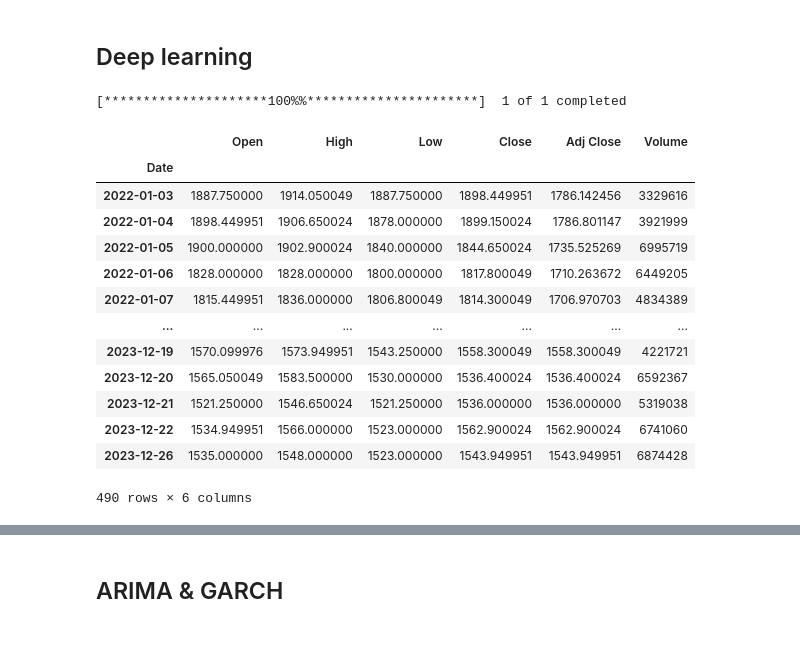
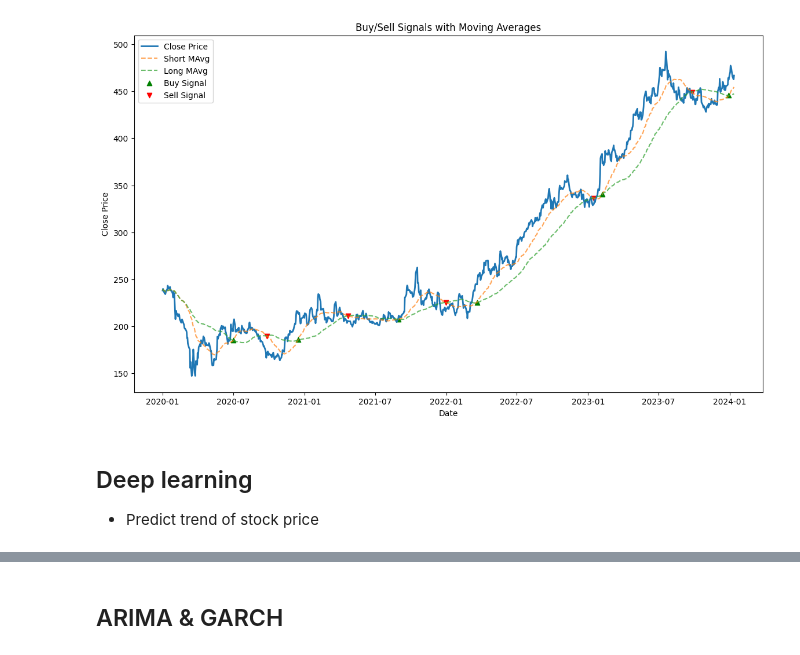
Before and after one commit to pragneshrana/WorkSample, a Jupyter notebook: ML_DL_Finance.ipynb, the cells around one changed output, grey strips where cells are left out. Drawn from its saved outputs; the diff is of its cells as text; code cells hidden in the pictures.

```diff
--- a/ML_DL_Finance.ipynb
+++ b/ML_DL_Finance.ipynb
@@ -25,0 +77,30 @@ Steps:
+# %%
+def calculate_profit(signals, trades, initial_cash=10000):
+    # Create a DataFrame for backtesting
+    backtest = pd.DataFrame(index=signals.index)
+    backtest['close'] = signals['close']
+    backtest['position'] = signals['signal']
+    backtest['buy_signal'] = trades['buy_signal']
+    backtest['sell_signal'] = trades['sell_signal']
+
+    # Calculate daily returns
+    backtest['daily_returns'] = backtest['close'].pct_change()
+
+    # Calculate daily cash value
+    backtest['cash_value'] = (backtest['position'].shift(1) * backtest['daily_returns'] + 1).cumprod() * initial_cash
+
+    return backtest
+# %%
+def plot_results(signals, backtest):
+    # Plotting
+    plt.figure(figsize=(14, 8))
+    plt.plot(backtest['close'], label='Close Price', linewidth=2)
+    plt.plot(signals['short_mavg'], label='Short MAvg', linestyle='--', alpha=0.7)
+    plt.plot(signals['long_mavg'], label='Long MAvg', linestyle='--', alpha=0.7)
+    plt.scatter(signals[signals['positions'] == 1].index, signals['short_mavg'][signals['positions'] == 1], marker='^', color='g', label='Buy Signal')
+    plt.scatter(signals[signals['positions'] == -1].index, signals['short_mavg'][signals['positions'] == -1], marker='v', color='r', label='Sell Signal')
+    plt.title('Buy/Sell Signals with Moving Averages')
+    plt.xlabel('Date')
+    plt.ylabel('Close Price')
+    plt.legend()
+    plt.show()
@@ -25,0 +128,6 @@ Steps:
+# %%
+# Generate signals
+signals, trades = generate_signals(close_data)
+# %%
+# Calculate profit
+backtest = calculate_profit(signals, trades)
@@ -26,35 +160,8 @@ Steps:
+# %%
+# Plot results
+plot_results(signals, backtest)
+# %% [output]
+[figure, added]
 # %% [markdown]
 ## Deep learning
+- Predict trend of stock price
-# %%
-import numpy as np
-import pandas as pd
-import yfinance as yf
-import tensorflow as tf
-import matplotlib.pyplot as plt
-from tensorflow.keras.models import Sequential
-from tensorflow.keras.layers import Dense, LSTM, Dropout
-from tensorflow.keras.optimizers import Adam
-
-symbol = 'INFY.NS'
-start_date = '2022-01-01'
-end_date = '2024-07-01'
-yf.pdr_override() # <== that's all it takes :-)
-
-stock_data = yf.download(symbol, start=start_date, end=end_date)
-stock_data
-# %% [output]
-[*********************100%%**********************]  1 of 1 completed
-|  | Open | High | Low | Close | Adj Close | Volume |
-| Date |  |  |  |  |  |  |
-| 2022-01-03 | 1887.750000 | 1914.050049 | 1887.750000 | 1898.449951 | 1786.142456 | 3329616 |
-| 2022-01-04 | 1898.449951 | 1906.650024 | 1878.000000 | 1899.150024 | 1786.801147 | 3921999 |
-| 2022-01-05 | 1900.000000 | 1902.900024 | 1840.000000 | 1844.650024 | 1735.525269 | 6995719 |
-| 2022-01-06 | 1828.000000 | 1828.000000 | 1800.000000 | 1817.800049 | 1710.263672 | 6449205 |
-| 2022-01-07 | 1815.449951 | 1836.000000 | 1806.800049 | 1814.300049 | 1706.970703 | 4834389 |
-| ... | ... | ... | ... | ... | ... | ... |
-| 2023-12-19 | 1570.099976 | 1573.949951 | 1543.250000 | 1558.300049 | 1558.300049 | 4221721 |
-| 2023-12-20 | 1565.050049 | 1583.500000 | 1530.000000 | 1536.400024 | 1536.400024 | 6592367 |
-| 2023-12-21 | 1521.250000 | 1546.650024 | 1521.250000 | 1536.000000 | 1536.000000 | 5319038 |
-| 2023-12-22 | 1534.949951 | 1566.000000 | 1523.000000 | 1562.900024 | 1562.900024 | 6741060 |
-| 2023-12-26 | 1535.000000 | 1548.000000 | 1523.000000 | 1543.949951 | 1543.949951 | 6874428 |
-490 rows × 6 columns
```
Also changed, not shown: parts of 36 cells of this notebook.
